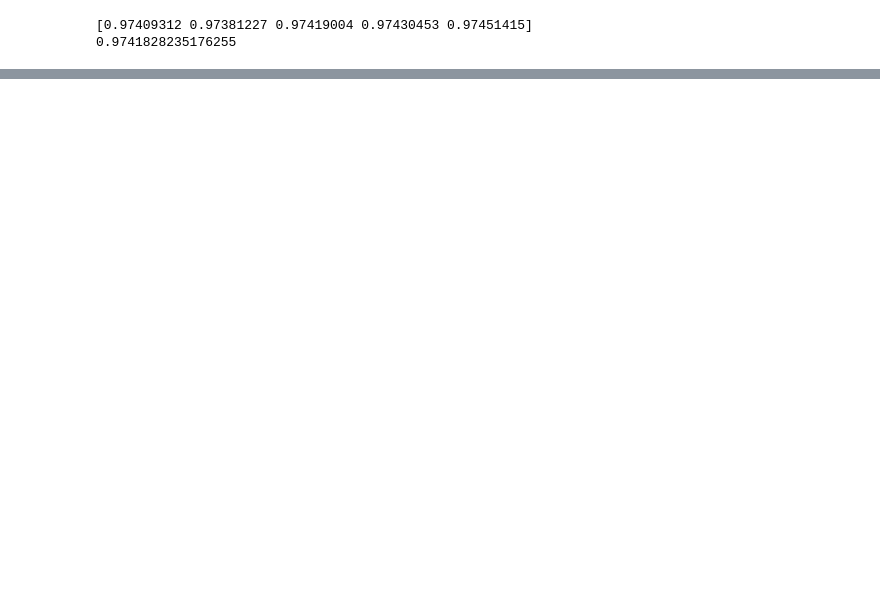
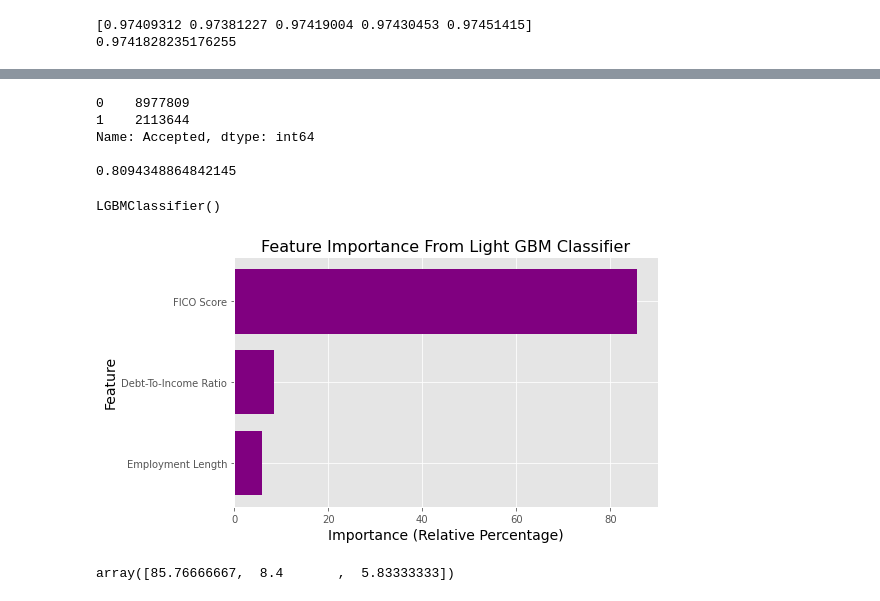
Before and after one commit to Amar-raj-j6380/Lending_Club, a Jupyter notebook: 2. Rejected Vs Accepted/ML/Light GBM/Light GBM Accuracy & Feature Importance.ipynb, the cells around one changed output, grey strips where cells are left out. Saved outputs shown, nothing was run; the diff lists cells and outputs as text; code cells hidden in the pictures; blank space fills up the shorter version.

```diff
--- a/2. Rejected Vs Accepted/ML/Light GBM/Light GBM Accuracy & Feature Importance.ipynb
+++ b/2. Rejected Vs Accepted/ML/Light GBM/Light GBM Accuracy & Feature Importance.ipynb
@@ -63,0 +135,46 @@ y_pred=clf.predict(X_test)
+# %%
+#Re-examine original pool of Applications:
+
+print(data.Accepted.value_counts())
+#0 = Application Rejected
+#1 = Loan Granted
+
+accepted_loan = data.Accepted.value_counts()[1]
+rejected_loan = data.Accepted.value_counts()[0]
+
+print()
+print(rejected_loan / (accepted_loan + rejected_loan))
+
+#Random investment would give us 80% chance of pickkng a rejected loan
+# %% [output]
+0    8977809
+1    2113644
+Name: Accepted, dtype: int64
+
+0.8094348864842145
+# %%
+lgbclf.fit(X,y)
+# %% [output]
+LGBMClassifier()
+# %%
+plt.figure(figsize=(8,4.5))
+plt.style.use('default')
+plt.style.use('ggplot')
+
+feature_importances = (lgbclf.feature_importances_ / sum(lgbclf.feature_importances_)) * 100
+
+sorted_idx = np.argsort(feature_importances)
+plt.barh(range(len(sorted_idx)), feature_importances[sorted_idx], align='center', color='purple')
+plt.yticks(range(len(sorted_idx)), np.array(X.columns)[sorted_idx])
+plt.title('Feature Importance From Light GBM Classifier', fontsize=16, color='black')
+plt.xlabel('Importance (Relative Percentage)', fontsize=14, color='black')
+plt.ylabel('Feature', fontsize=14, color='black')
+
+plt.tight_layout()
+plt.show();
+# %% [output]
+[figure, added]
+# %%
+feature_importances
+# %% [output]
+array([85.76666667,  8.4       ,  5.83333333])
```
Also changed, not shown: parts of 18 cells of this notebook, 4 other files.
